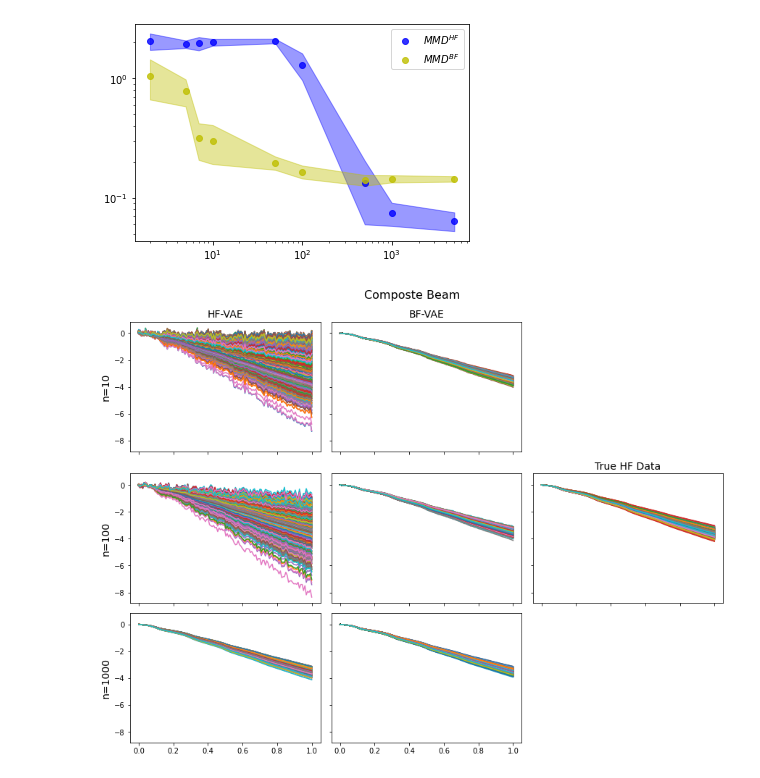
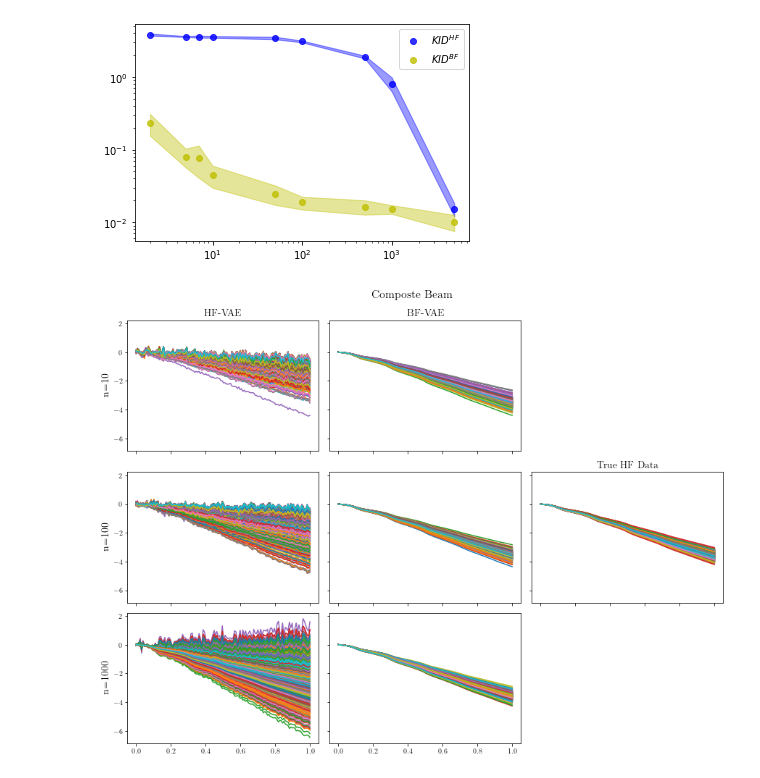
Before and after one commit to CU-UQ/Bi-fidelity-VAE, a Jupyter notebook: BF-VAE-beam.ipynb, the cells around one changed output. Drawn from its saved outputs; the diff is of its cells as text; code cells hidden in the pictures.

```diff
--- a/BF-VAE-beam.ipynb
+++ b/BF-VAE-beam.ipynb
@@ -8,7 +8,7 @@ from MMD_func import MMD_U as MMD
 rng = np.random.default_rng()
 # %%
 # import training and test data
-path = 'Data/beam_data.npz'
+path = 'Data/beam-data.npz'
 file = np.load(path)
 idx = np.linspace(0, 512, 128).astype('int')
 xL_trn = torch.from_numpy(file['beam_yL'][:4000,idx]).type(torch.FloatTensor)
@@ -23,7 +23,7 @@ tst_size = 1000
 mmd_para = [0.2, 0.5, 1.0, 2.0, 5.0]
 latent_dim = 4
 hidden_dims = [64, 16]
-beta = 1.25
+beta = 0.04#1.25
 num_trial = 10
 hf_size_lst = [2, 5, 7, 10, 50, 100, 500, 1000, 5000]
 
@@ -69,16 +69,16 @@ for hf_size in hf_size_lst:
 # %%
 scale = 0.5
 hf_mean, bf_mean = np.mean(hf_mmd_lst, axis=1), np.mean(bf_mmd_lst, axis=1)
 hf_std, bf_std = np.std(hf_mmd_lst, axis=1), np.std(bf_mmd_lst, axis=1)
-plt.plot(hf_size_lst, hf_mean, 'o' ,c='b', label=r'$MMD^{HF}$', alpha=0.8)
+plt.plot(hf_size_lst, hf_mean, 'o' ,c='b', label=r'$KID^{HF}$', alpha=0.8)
 plt.fill_between(hf_size_lst, hf_mean - scale * hf_std, hf_mean + scale * hf_std, color='b', alpha=0.4)
-plt.plot(hf_size_lst, bf_mean, 'o' ,c='y', label=r'$MMD^{BF}$', alpha=0.8)
+plt.plot(hf_size_lst, bf_mean, 'o' ,c='y', label=r'$KID^{BF}$', alpha=0.8)
 plt.fill_between(hf_size_lst, bf_mean - scale * bf_std, bf_mean + scale * bf_std, color='y', alpha=0.4)
 plt.legend()
 plt.xscale('log')
 plt.yscale('log')
 # %% [output]
-[figure, old version]
+[figure, new version]
 # %%
 plt.rcParams['figure.constrained_layout.use'] = True
 fig, axs = plt.subplots(3,3,figsize=(12,9),sharey=True,sharex=True)
@@ -108,4 +108,4 @@ for j in range(len(hf_N)):
         axs[j,0].plot(t, hf_gen[i])
         axs[j,1].plot(t, bf_gen[i])
 # %% [output]
-[figure, old version]
+[figure, new version]
```
Also changed, not shown: parts of 3 cells of this notebook, 2 other files.
